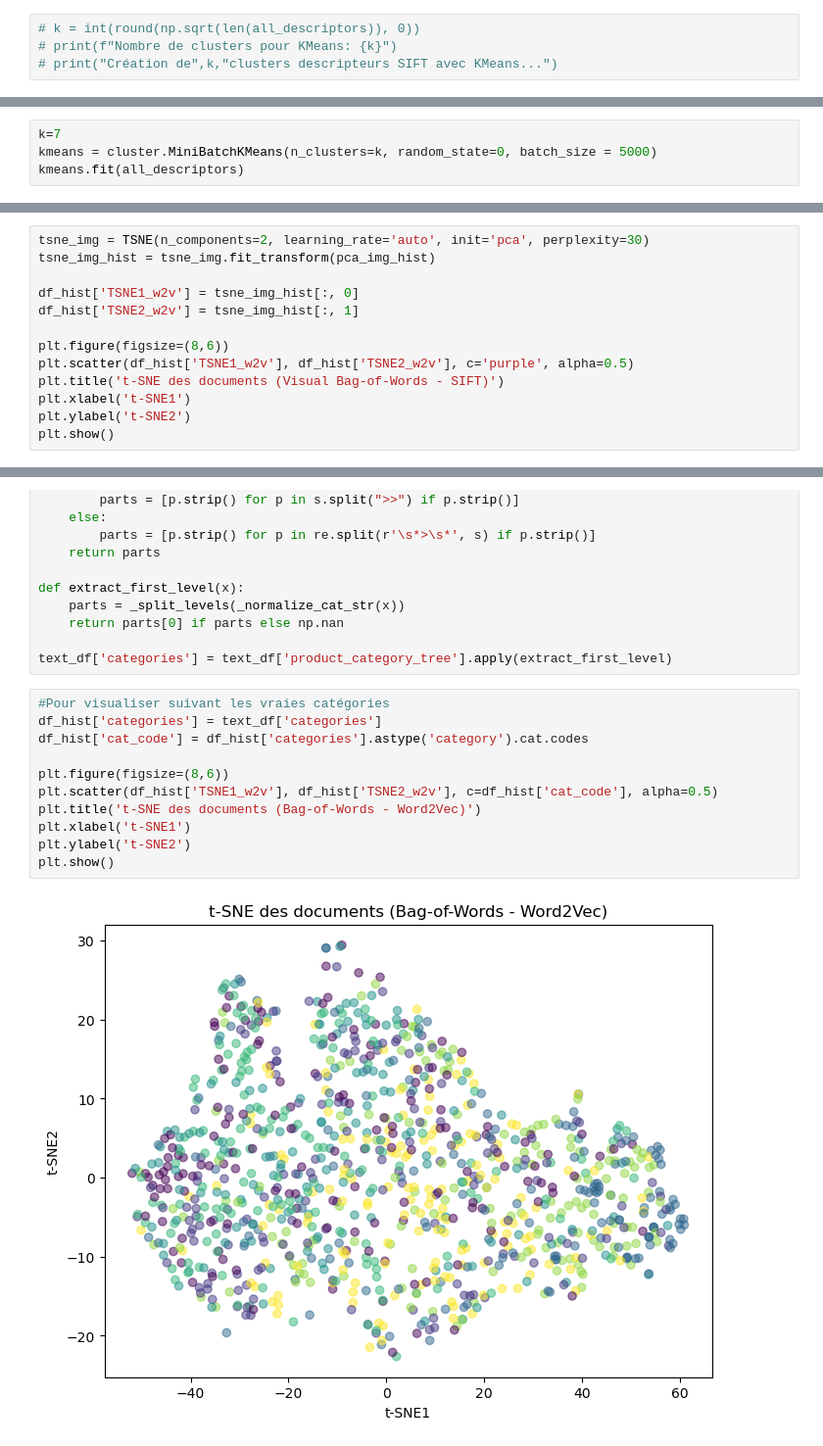
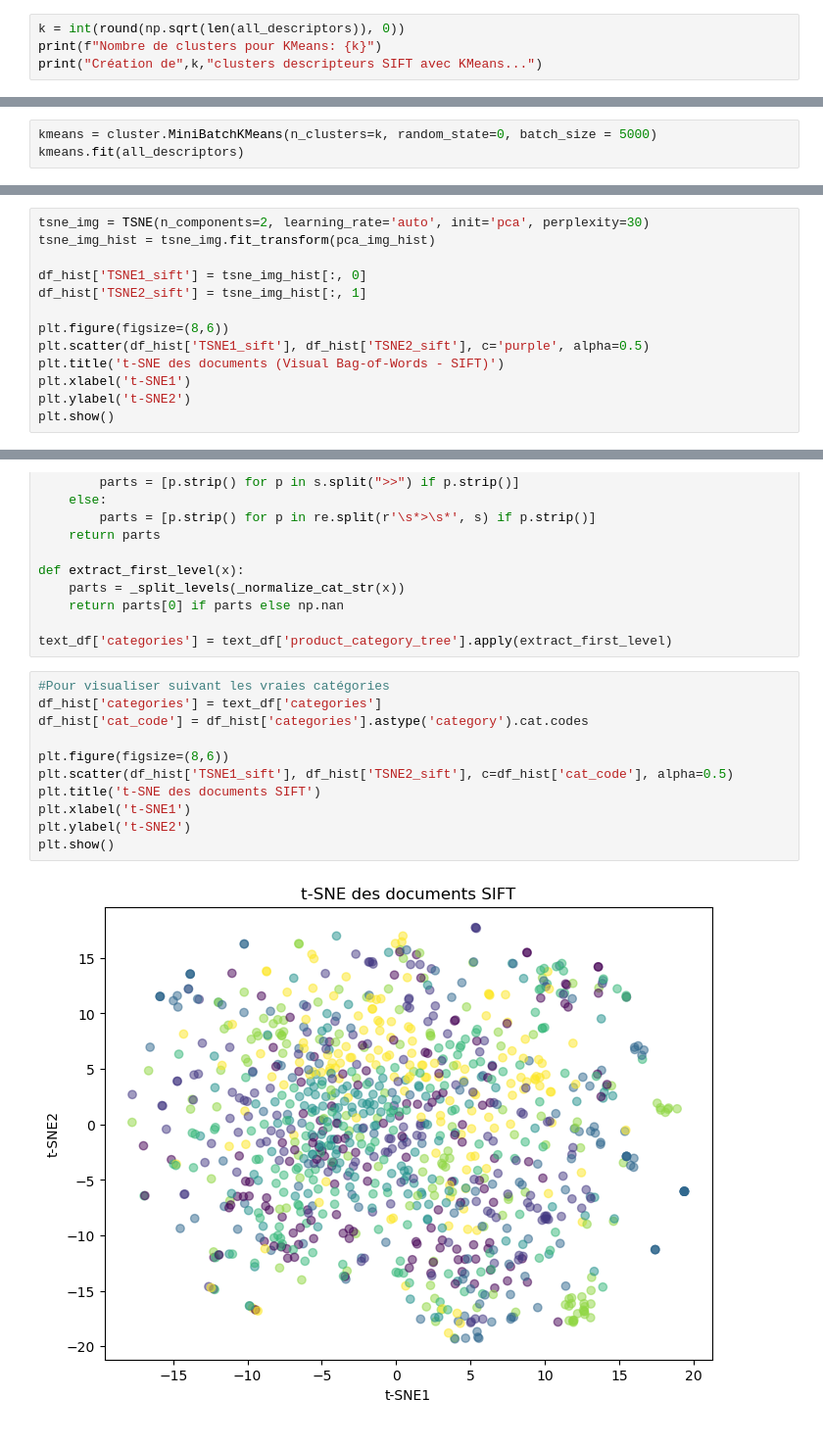
Before and after one commit to ManonVilla/OCProjet6, a Jupyter notebook: VILLA_Manon_2_pretraitement_image.ipynb, the cells around one changed output, grey strips where cells are left out. Shown at 98% size. Saved outputs shown, nothing was run; the diff lists cells and outputs as text.

Commit message:
correction for sift after a misunderstanding

```diff
--- a/VILLA_Manon_2_pretraitement_image.ipynb
+++ b/VILLA_Manon_2_pretraitement_image.ipynb
@@ -96,6 +97,6 @@ print(f"Total descriptors shape: {df_descriptors.shape}")
 # %% [output]
 Total descriptors shape: (423870, 128)
 # %%
-# k = int(round(np.sqrt(len(all_descriptors)), 0))
-# print(f"Nombre de clusters pour KMeans: {k}")
-# print("Création de",k,"clusters descripteurs SIFT avec KMeans...")
+k = int(round(np.sqrt(len(all_descriptors)), 0))
+print(f"Nombre de clusters pour KMeans: {k}")
+print("Création de",k,"clusters descripteurs SIFT avec KMeans...")
@@ -102,5 +106,4 @@ Total descriptors shape: (423870, 128)
 # %%
-k=7
 kmeans = cluster.MiniBatchKMeans(n_clusters=k, random_state=0, batch_size = 5000)
 kmeans.fit(all_descriptors)
 # %% [output]
@@ -181,11 +208,11 @@ Variance expliquée cumulée : 1.0
 tsne_img = TSNE(n_components=2, learning_rate='auto', init='pca', perplexity=30)
 tsne_img_hist = tsne_img.fit_transform(pca_img_hist)
 
-df_hist['TSNE1_w2v'] = tsne_img_hist[:, 0]
-df_hist['TSNE2_w2v'] = tsne_img_hist[:, 1]
+df_hist['TSNE1_sift'] = tsne_img_hist[:, 0]
+df_hist['TSNE2_sift'] = tsne_img_hist[:, 1]
 
 plt.figure(figsize=(8,6))
-plt.scatter(df_hist['TSNE1_w2v'], df_hist['TSNE2_w2v'], c='purple', alpha=0.5)
+plt.scatter(df_hist['TSNE1_sift'], df_hist['TSNE2_sift'], c='purple', alpha=0.5)
 plt.title('t-SNE des documents (Visual Bag-of-Words - SIFT)')
 plt.xlabel('t-SNE1')
 plt.ylabel('t-SNE2')
@@ -227,14 +254,14 @@ text_df['categories'] = text_df['product_category_tree'].apply(extract_first_lev
 # %%
 #Pour visualiser suivant les vraies catégories
 df_hist['categories'] = text_df['categories']
 df_hist['cat_code'] = df_hist['categories'].astype('category').cat.codes
 
 plt.figure(figsize=(8,6))
-plt.scatter(df_hist['TSNE1_w2v'], df_hist['TSNE2_w2v'], c=df_hist['cat_code'], alpha=0.5)
-plt.title('t-SNE des documents (Bag-of-Words - Word2Vec)')
+plt.scatter(df_hist['TSNE1_sift'], df_hist['TSNE2_sift'], c=df_hist['cat_code'], alpha=0.5)
+plt.title('t-SNE des documents SIFT')
 plt.xlabel('t-SNE1')
 plt.ylabel('t-SNE2')
 plt.show()
 # %% [output]
-[figure, old version]
+[figure, new version]
 # %% [markdown]
```
Also changed, not shown: parts of 15 cells of this notebook.
